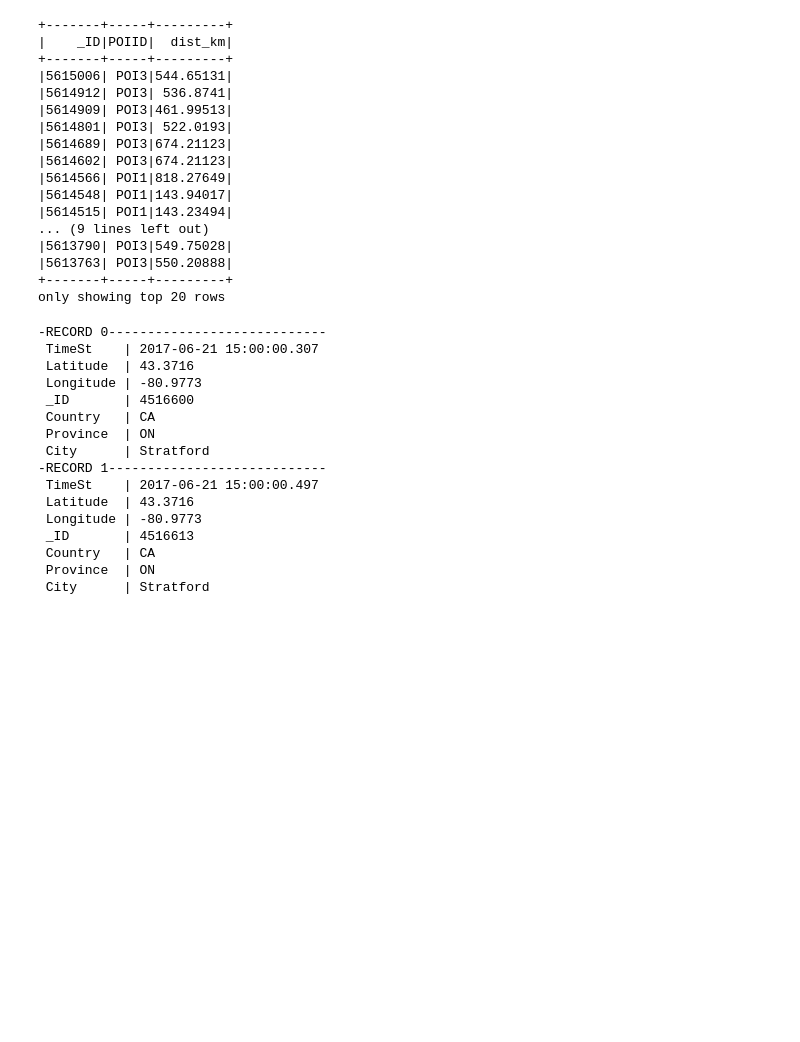
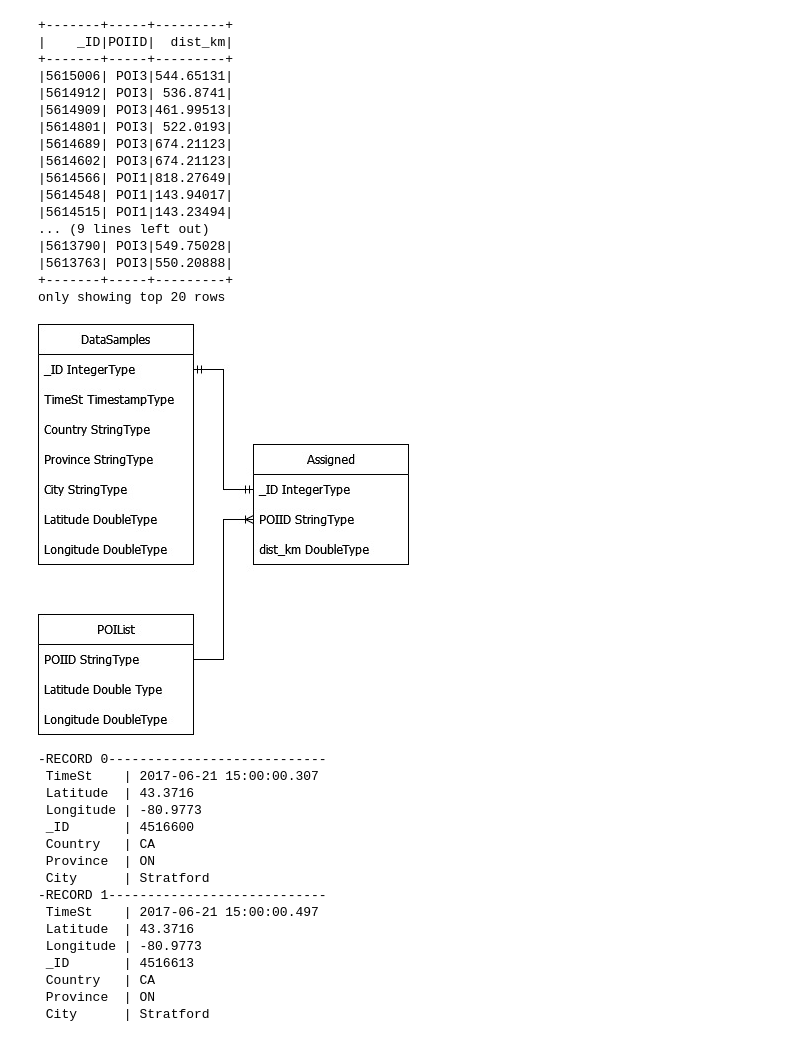
Before and after one commit to wemoveon2/eq_ws, a Jupyter notebook: common_problems.ipynb, the cells around one changed output. Saved outputs shown, nothing was run; the diff lists cells and outputs as text; code cells hidden in the pictures; blank space fills up the shorter version.

```diff
--- a/common_problems.ipynb
+++ b/common_problems.ipynb
@@ -217,5 +217,10 @@ SAMPLES_ASSIGNED.show()
 |5613763| POI3|550.20888|
 +-------+-----+---------+
 only showing top 20 rows
+# %%
+from IPython.display import Image
+Image(filename='assets\EQ_Works_Schema.jpg')
+# %% [output]
+[figure, added]
 # %%
 # write assigned requests to new file, optional
```
Also changed, not shown: parts of 5 cells of this notebook, 3 other files.
